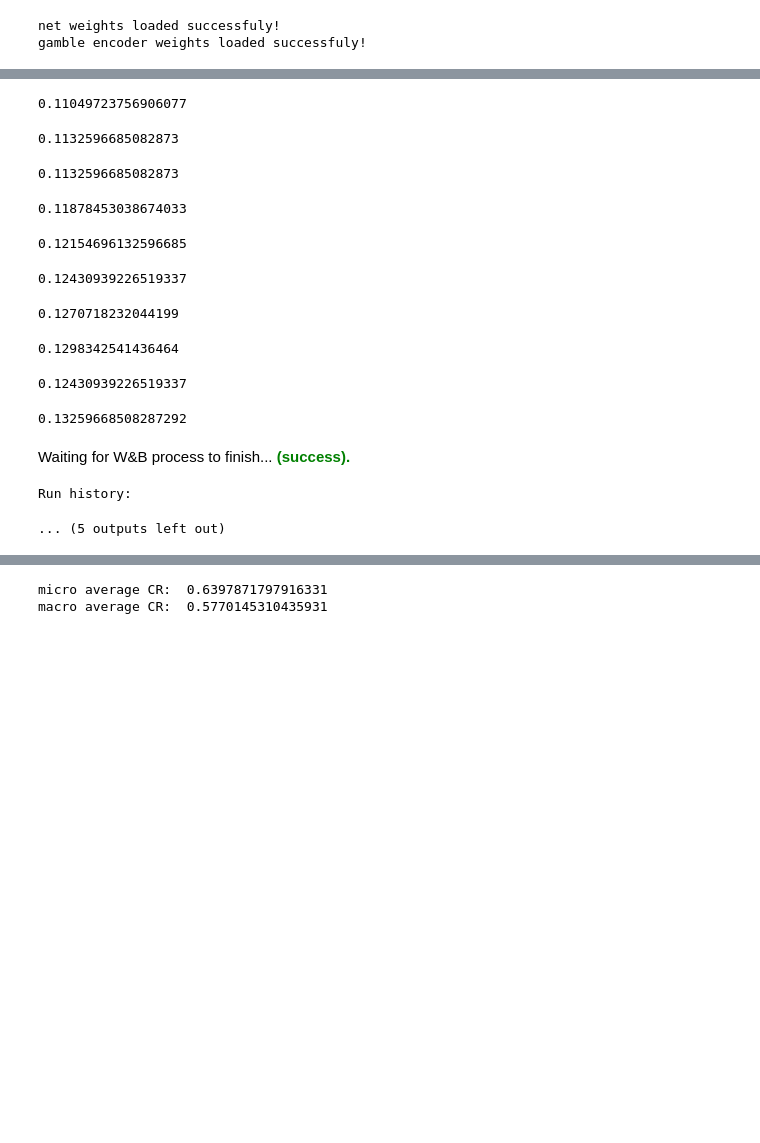
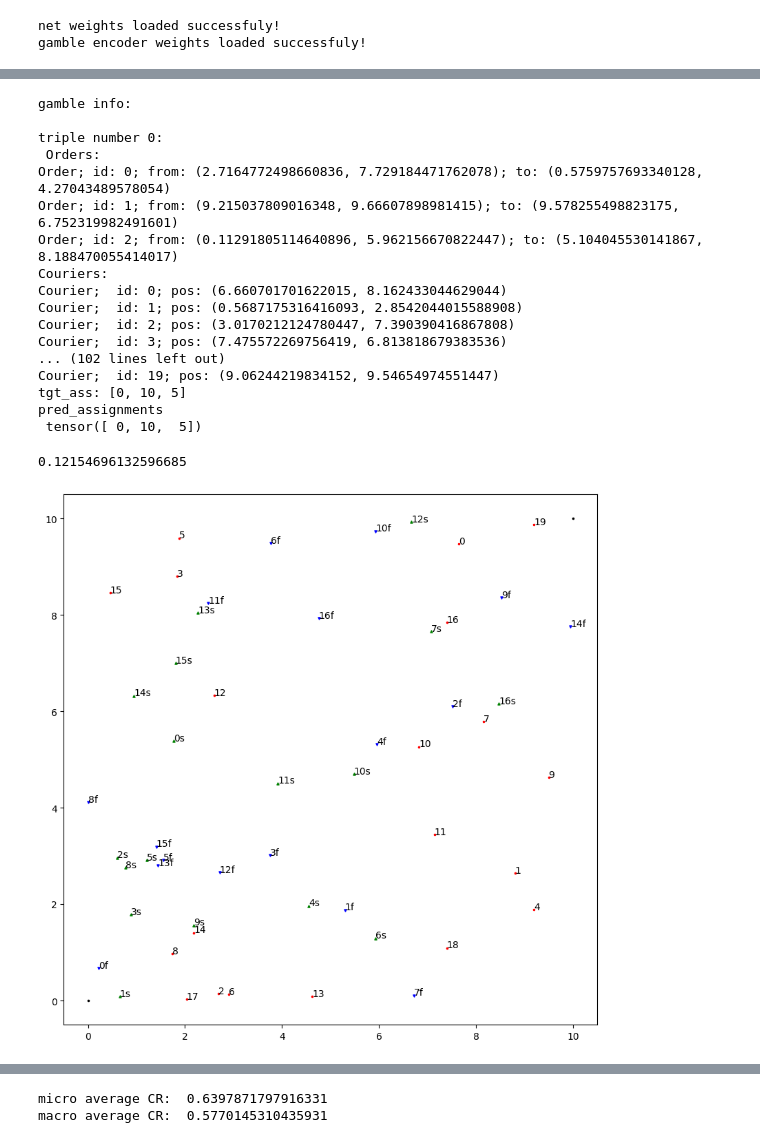
Before and after one commit to limon8884/delivery-RL, a Jupyter notebook: rl_training.ipynb, the cells around one changed output, grey strips where cells are left out. Drawn from its saved outputs; the diff is of its cells as text; code cells hidden in the pictures; blank space fills up the shorter version.

```diff
--- a/rl_training.ipynb
+++ b/rl_training.ipynb
@@ -149,7 +153,7 @@ def update_assignment_accuracy_statistics(tgt: List[int], pred: torch.Tensor, st
     * tgt - list of order assignments of length ord
     * pred - tensor of shape [ord+1, crr+2]
     '''
-    preds_np = pred[1:, 1:].argmax(dim=-1).numpy() # [ord]
+    preds_np = pred[1:, 1:].argmax(dim=-1).cpu().numpy() # [ord]
     tgts_np = np.array(tgt)
     n_couriers = pred.shape[-1] - 2
     n_real_couriers = (tgts_np != -1).sum() - 1
@@ -172,32 +176,51 @@ batch_size = training_settings['batch_size']
 for epoch in tqdm(range(num_epochs)):
     net.train()
     encoder.train()
+    simulators = [Simulator() for i in range(batch_size)]
     for iter in range(num_iters):
-        triples = [random_triple(bounds, max_items=20) for _ in range(batch_size)]
+        triples = [sim.GetState() for sim in simulators]
+
+        # triples = [random_triple(bounds, max_items=20) for _ in range(batch_size)]
         max_num_ords = max([len(triple.orders) for triple in triples])
         max_num_crrs = max([len(triple.couriers) for triple in triples])
 
         target_assignment_idxs = []
         embeds = []
+        ids = []
         for triple in triples:
             target_assignment_idxs.append(get_target_assignments(triple, max_num_ords, max_num_crrs))
-            embeds.append(encoder(triple, 0)[0])
+            current_embeds, current_ids = encoder(triple, 0)
+            embeds.append(current_embeds)
+            ids.append(current_ids)
 
         batch_embs = get_batch_embeddings_tensors(embeds)
         batch_masks = get_batch_masks(triples, device=device)
 
         optimizer.zero_grad()
         pred_scores, _ = net(batch_embs, batch_masks)
-        # print('gamble info:\n', triples)
-        # print('pred_scores\n', pred_scores)
-        # print(pred_scores.shape)
-        # print('tgt_assignments\n', target_assignment_idxs)
+
+        # if iter > 20:
+            # print('gamble info:\n')
+            # for enum, triple in enumerate(triples):
+            #     print(f'triple number {enum}:\n', triple)
+            #     print('tgt_ass:', target_assignment_idxs[enum])
+            #     print('pred_assignments\n', pred_scores[enum, 1:, 1:].argmax(dim=-1))
+            # print('pred_scores\n', pred_scores)
+            # print(pred_scores.shape)
+            # print('tgt_assignments\n', target_assignment_idxs)
         # print('masks\n', get_cross_mask(batch_masks))
-        # print(50 * '-')
+
+        # gradient step
         loss = cross_entropy_assignment_loss(pred_scores, target_assignment_idxs, get_cross_mask(batch_masks))
         loss.backward()
         optimizer.step()
 
+        # interraction
+        assignments_batch = get_assignments_by_scores(pred_scores, batch_masks, ids)
+        for i in range(batch_size):
+            simulators[i].Next(assignments_batch[i])
+
+        # get accuracy statistics
         for batch_idx in range(batch_size):
             update_assignment_accuracy_statistics(target_assignment_idxs[batch_idx], pred_scores[batch_idx], c)
 
@@ -210,16 +233,31 @@ for epoch in tqdm(range(num_epochs)):
 
 wandb.finish()
 # %% [output]
-0.11049723756906077
+gamble info:
+
+triple number 0:
+ Orders:
+Order; id: 0; from: (2.7164772498660836, 7.729184471762078); to: (0.5759757693340128, 4.27043489578054)
+Order; id: 1; from: (9.215037809016348, 9.66607898981415); to: (9.578255498823175, 6.752319982491601)
+Order; id: 2; from: (0.11291805114640896, 5.962156670822447); to: (5.104045530141867, 8.188470055414017)
+Couriers:
+Courier;  id: 0; pos: (6.660701701622015, 8.162433044629044)
+Courier;  id: 1; pos: (0.5687175316416093, 2.8542044015588908)
+Courier;  id: 2; pos: (3.0170212124780447, 7.390390416867808)
+Courier;  id: 3; pos: (7.475572269756419, 6.813818679383536)
+... (102 lines left out)
+Courier;  id: 19; pos: (9.06244219834152, 9.54654974551447)
+tgt_ass: [0, 10, 5]
+pred_assignments
+ tensor([ 0, 10,  5])
-0.1132596685082873
+0.12154696132596685
-0.1132596685082873
-0.11878453038674033
-0.12154696132596685
-0.12430939226519337
-0.1270718232044199
-0.1298342541436464
-0.12430939226519337
-0.13259668508287292
-Waiting for W&B process to finish... (success).
-Run history:
-... (5 outputs left out)
+# %%
+fig, ax = plt.subplots()
+fig.set_figheight(10)
+fig.set_figwidth(10)
+bounds[0].plot(ax, color='black')
+bounds[1].plot(ax, color='black')
+
+triples[0].plot(ax)
+# %% [output]
+[figure, added]
```
Also changed, not shown: parts of 8 cells of this notebook.
